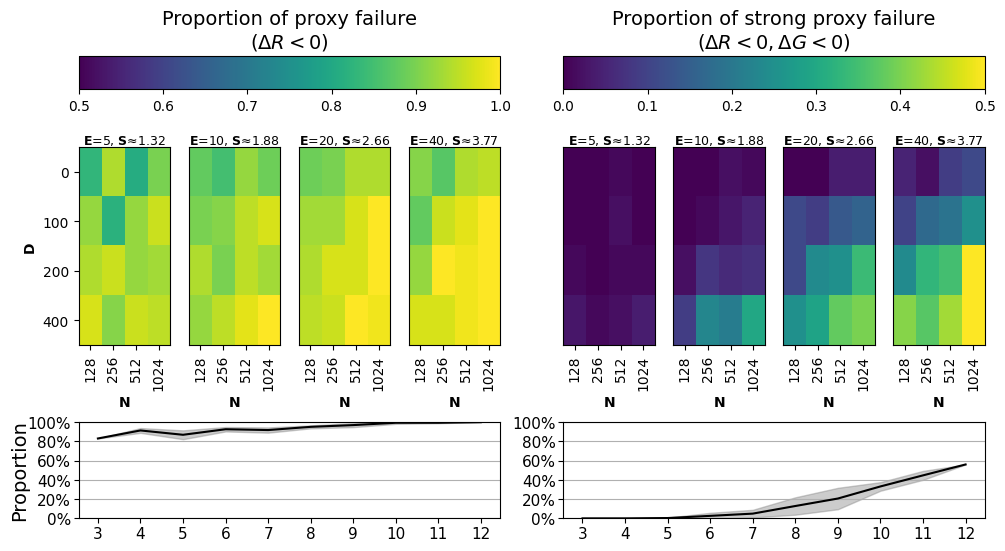
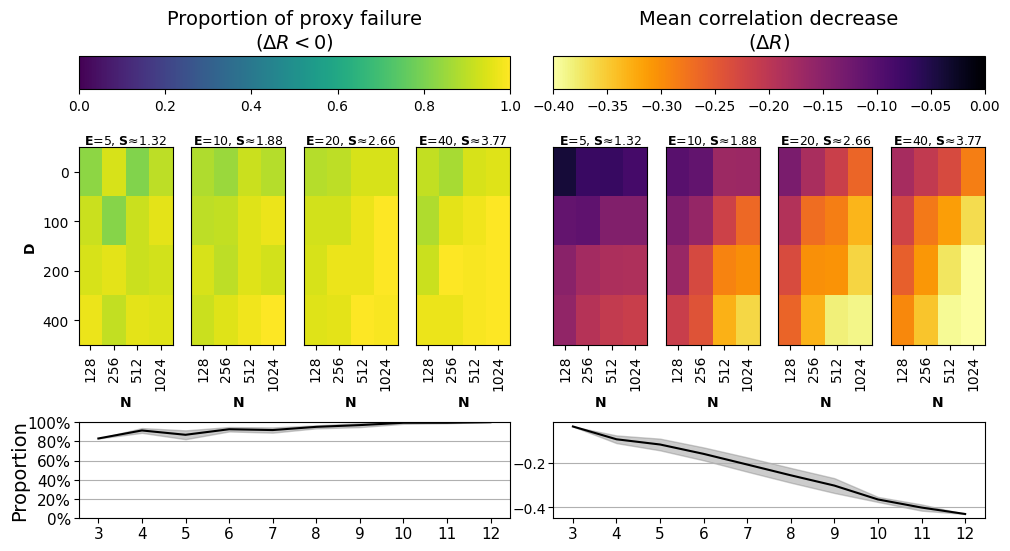
The change to this notebook cell's code, shown as a diff; its figure went from the first image to the second:
--- before
+++ after
@@ -1,6 +1,6 @@
 
 fig = plt.figure( figsize =(11.69,6))
-clist = [(0.5,1), (0, .5)]
-options_fig = ['proxy_failure','strong']
+clist = [(0,1), (-0.4, 0)]
+options_fig = ['proxy_failure','DeltaCorr']
 if False:
     fig = plt.figure( figsize =(15,8.27))
@@ -8,5 +8,5 @@
     options_fig = ['DeltaCorr','proxy_failure','strong']
 
-gs = gridspec.GridSpec(2, len(options_fig), height_ratios=(3,1), figure=fig, wspace=0.15, hspace=0.4)
+gs = gridspec.GridSpec(2, len(options_fig), height_ratios=(3,1), figure=fig, wspace=0.1, hspace=0.4)
 
 
@@ -19,3 +19,3 @@
 
 #plt.savefig("figures_output/fig5.svg", format="svg", transparent=transparent)
-plt.savefig("figures_output/fig5.png", format="png", transparent=transparent, bbox_inches=0)
+plt.savefig("figures_output/fig4.png", format="png", transparent=transparent, bbox_inches=0)

Commit: backup for first draft